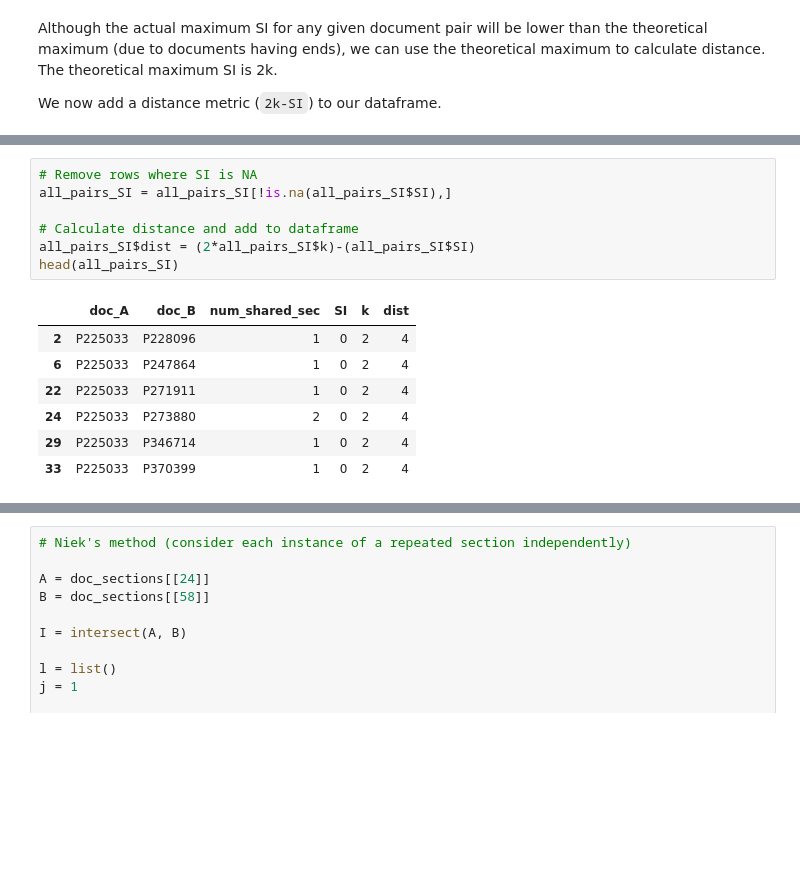
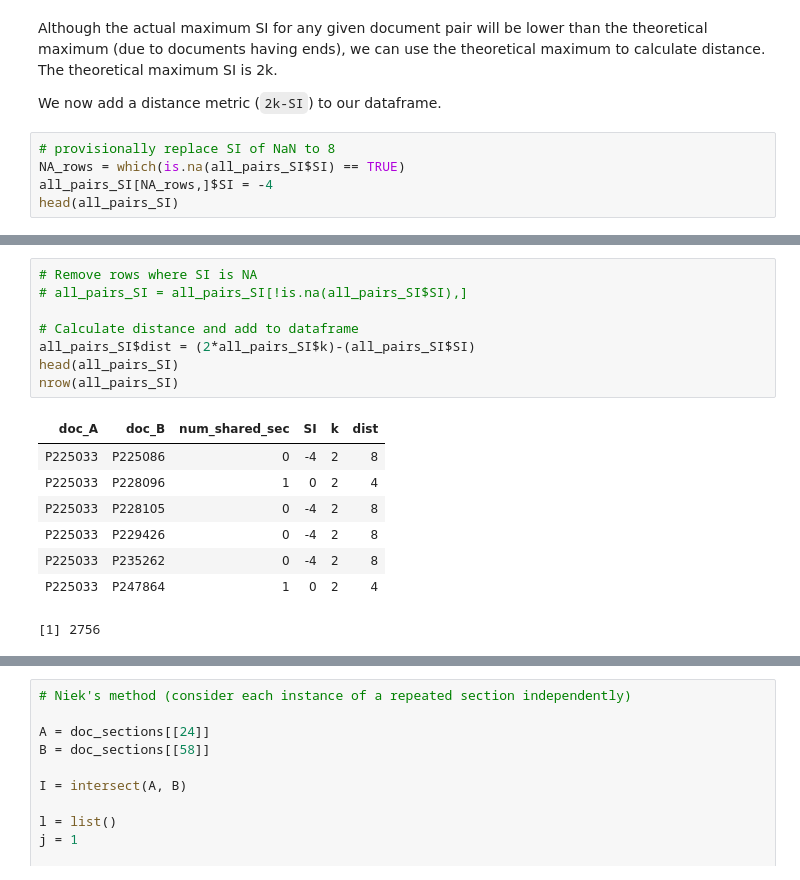
Before and after one commit to ErinBecker/digital-humanities-phylogenetics, a Jupyter notebook: scripts/04_analyze_section_order_R.ipynb, the cells around one changed output, grey strips where cells are left out. Cells and saved outputs as stored; diff of their text form; blank space fills up the shorter version.

```diff
--- a/scripts/04_analyze_section_order_R.ipynb
+++ b/scripts/04_analyze_section_order_R.ipynb
@@ -386,3 +390,8 @@ head(all_pairs_SI)
 Although the actual maximum SI for any given document pair will be lower than the theoretical maximum (due to documents having ends), we can use the theoretical maximum to calculate distance. The theoretical maximum SI is 2k.
 
 We now add a distance metric (`2k-SI`) to our dataframe.
+# %%
+# provisionally replace SI of NaN to 8
+NA_rows = which(is.na(all_pairs_SI$SI) == TRUE)
+all_pairs_SI[NA_rows,]$SI = -4
+head(all_pairs_SI)
@@ -389,15 +406,17 @@ We now add a distance metric (`2k-SI`) to our dataframe.
 # %%
 # Remove rows where SI is NA
-all_pairs_SI = all_pairs_SI[!is.na(all_pairs_SI$SI),]
+# all_pairs_SI = all_pairs_SI[!is.na(all_pairs_SI$SI),]
 
 # Calculate distance and add to dataframe
 all_pairs_SI$dist = (2*all_pairs_SI$k)-(all_pairs_SI$SI)
 head(all_pairs_SI)
+nrow(all_pairs_SI)
 # %% [output]
-|  | doc_A | doc_B | num_shared_sec | SI | k | dist |
-| 2 | P225033 | P228096 | 1 | 0 | 2 | 4 |
-| 6 | P225033 | P247864 | 1 | 0 | 2 | 4 |
-| 22 | P225033 | P271911 | 1 | 0 | 2 | 4 |
-| 24 | P225033 | P273880 | 2 | 0 | 2 | 4 |
-| 29 | P225033 | P346714 | 1 | 0 | 2 | 4 |
-| 33 | P225033 | P370399 | 1 | 0 | 2 | 4 |
+| doc_A | doc_B | num_shared_sec | SI | k | dist |
+| P225033 | P225086 | 0 | -4 | 2 | 8 |
+| P225033 | P228096 | 1 | 0 | 2 | 4 |
+| P225033 | P228105 | 0 | -4 | 2 | 8 |
+| P225033 | P229426 | 0 | -4 | 2 | 8 |
+| P225033 | P235262 | 0 | -4 | 2 | 8 |
+| P225033 | P247864 | 1 | 0 | 2 | 4 |
+[1] 2756
```
Also changed, not shown: parts of 11 cells of this notebook.
